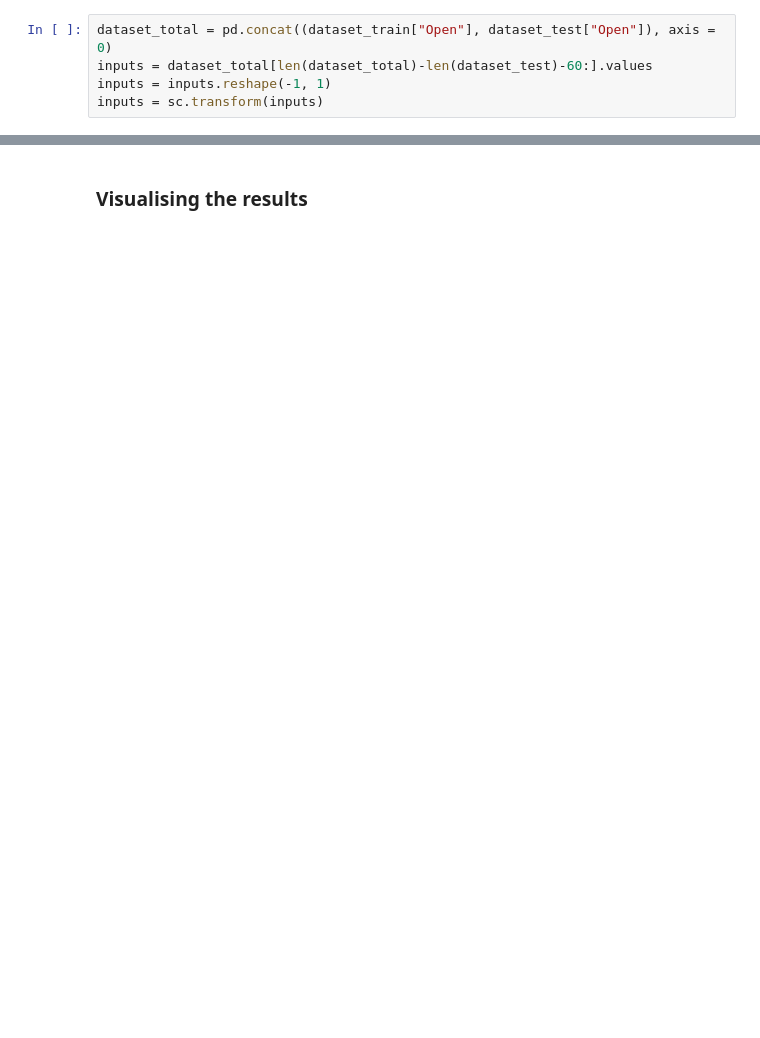
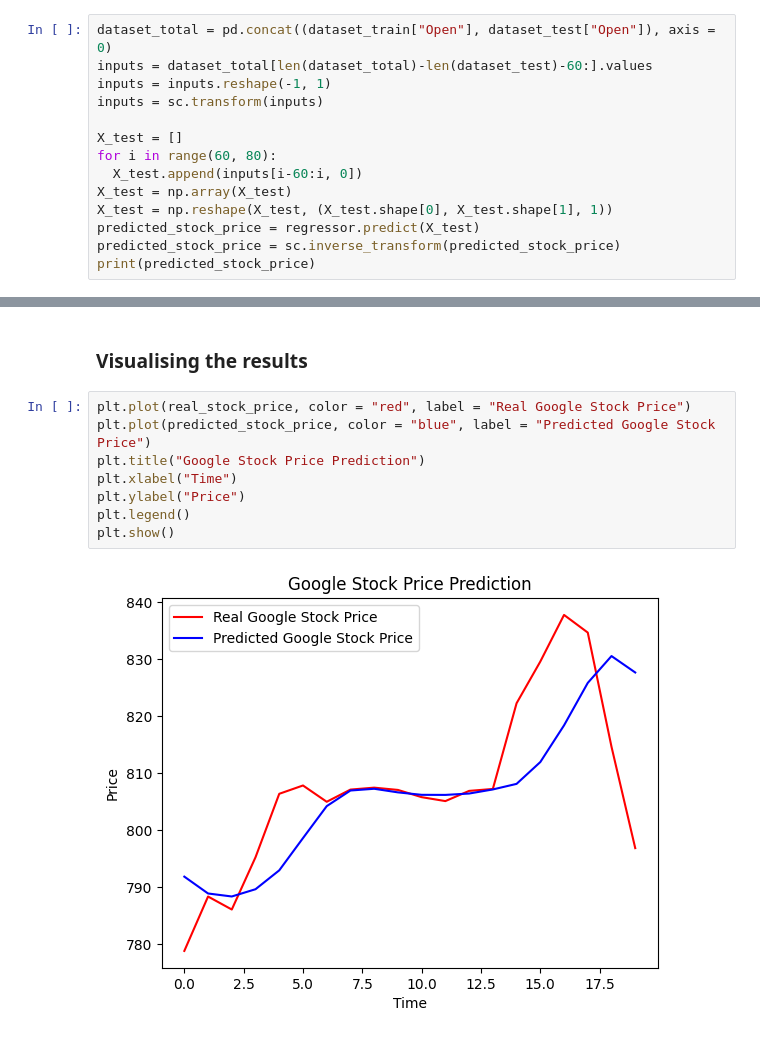
Before and after one commit to tasosnikitakis/Linnear_Regression_SciKit_Learn, a Jupyter notebook: Recurrent_Neural_Networks_LTSM_model_stock_price_prediction.ipynb, the cells around one changed output, grey strips where cells are left out. Drawn from its saved outputs; the diff is of its cells as text; blank space fills up the shorter version.

```diff
--- a/Recurrent_Neural_Networks_LTSM_model_stock_price_prediction.ipynb
+++ b/Recurrent_Neural_Networks_LTSM_model_stock_price_prediction.ipynb
@@ -180,3 +180,12 @@ dataset_total = pd.concat((dataset_train["Open"], dataset_test["Open"]), axis =
 inputs = dataset_total[len(dataset_total)-len(dataset_test)-60:].values
 inputs = inputs.reshape(-1, 1)
 inputs = sc.transform(inputs)
+
+X_test = []
+for i in range(60, 80):
+  X_test.append(inputs[i-60:i, 0])
+X_test = np.array(X_test)
+X_test = np.reshape(X_test, (X_test.shape[0], X_test.shape[1], 1))
+predicted_stock_price = regressor.predict(X_test)
+predicted_stock_price = sc.inverse_transform(predicted_stock_price)
+print(predicted_stock_price)
@@ -183,2 +210,12 @@ inputs = sc.transform(inputs)
 # %% [markdown]
 ### Visualising the results
+# %%
+plt.plot(real_stock_price, color = "red", label = "Real Google Stock Price")
+plt.plot(predicted_stock_price, color = "blue", label = "Predicted Google Stock Price")
+plt.title("Google Stock Price Prediction")
+plt.xlabel("Time")
+plt.ylabel("Price")
+plt.legend()
+plt.show()
+# %% [output]
+[figure, added]
```
Also changed, not shown: parts of 2 cells of this notebook.
